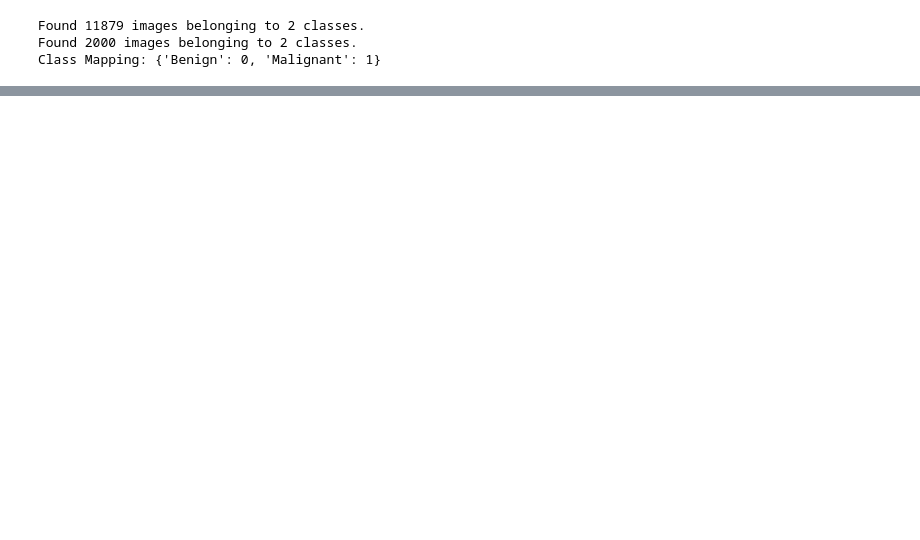
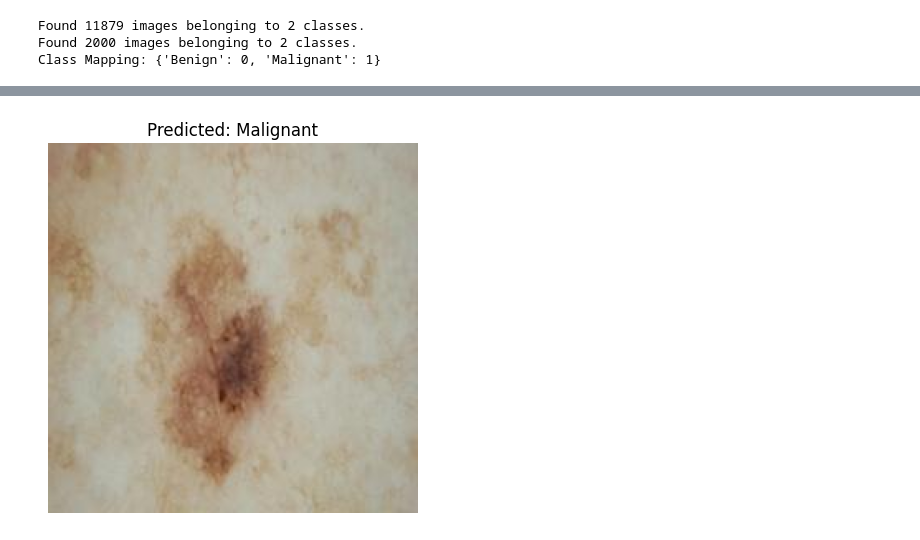
Before and after one commit to HarshRaut9945/Deep-learning-project, a Jupyter notebook: Skin Cancer Detect/data.ipynb, the cells around one changed output, grey strips where cells are left out. Drawn from its saved outputs; the diff is of its cells as text; code cells hidden in the pictures; blank space fills up the shorter version.

```diff
--- a/Skin Cancer Detect/data.ipynb
+++ b/Skin Cancer Detect/data.ipynb
@@ -53,0 +235,22 @@ Class Mapping: {'Benign': 0, 'Malignant': 1}
+# %%
+from tensorflow.keras.preprocessing import image
+from tensorflow.keras.models import load_model
+
+#load the entire model
+model= load_model('skin_cancer_cnn.h5')
+
+def predict_skin_cancer(image_path,model):
+     img = image.load_img(image_path, target_size=(224, 224))  # Load Image
+     img_array = image.img_to_array(img) / 255.0  # Normalize
+     img_array = np.expand_dims(img_array, axis=0)  # Add batch dimension
+
+    # Make Prediction
+     prediction = model.predict(img_array)
+     class_label = "Malignant" if prediction > 0.5 else "Benign"
+
+
+    # Show Image with Prediction
+     plt.imshow(img)
+     plt.title(f"Predicted: {class_label}")
+     plt.axis("off")
+     plt.show()
@@ -53,0 +259,3 @@ Class Mapping: {'Benign': 0, 'Malignant': 1}
+# %%
+predict_skin_cancer(r"C:\Users\Lenovo\OneDrive\Desktop\Deep learning project\Skin Cancer Detect\train\Malignant\2.jpg",model)
+# %% [output]
@@ -53,0 +263 @@ Class Mapping: {'Benign': 0, 'Malignant': 1}
+[figure, added]
```
Also changed, not shown: parts of 16 cells of this notebook.
